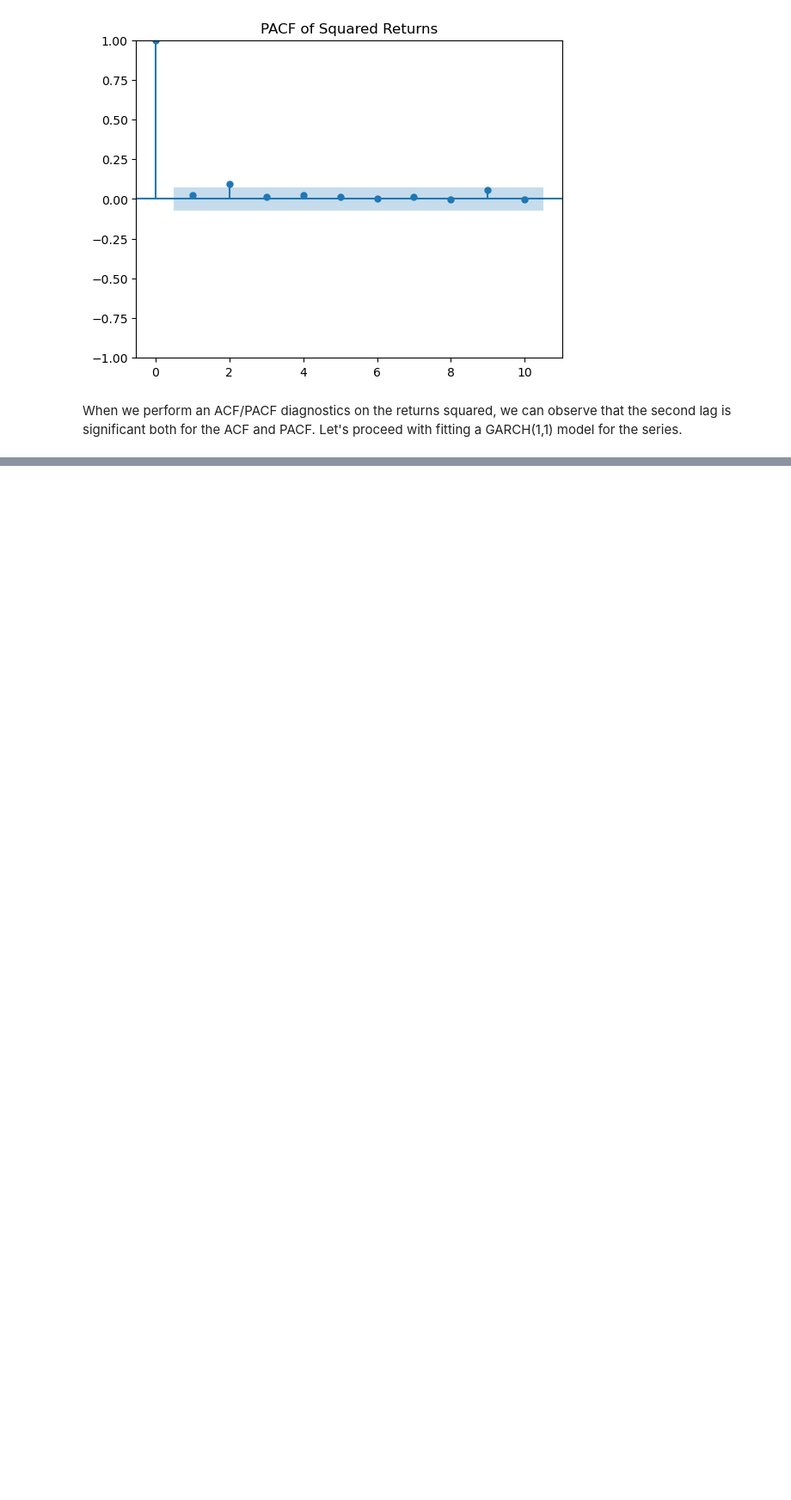
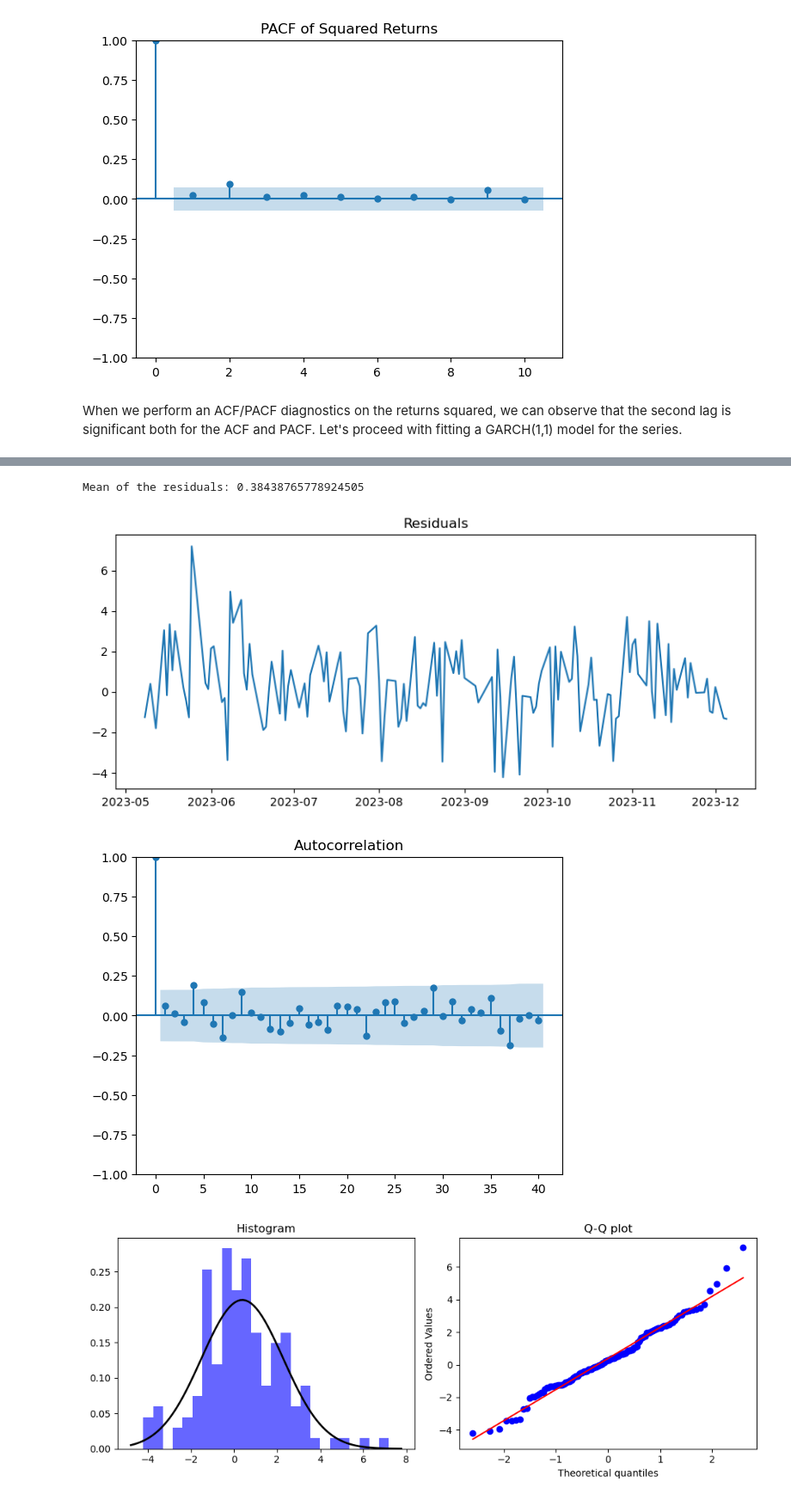
Before and after one commit to sahNarek/tsf_practice, a Jupyter notebook: adobe_stocks.ipynb, the cells around one changed output, grey strips where cells are left out. Shown at 86% size. Saved outputs shown, nothing was run; the diff lists cells and outputs as text; code cells hidden in the pictures; blank space fills up the shorter version.

```diff
--- a/adobe_stocks.ipynb
+++ b/adobe_stocks.ipynb
@@ -361,0 +407,10 @@ plt.show();
+# %%
+combined_residuals = pd.concat(rolling_residuals)
+mean_residuals = combined_residuals.groupby(combined_residuals.index).mean()
+# %%
+residuals_diagnostic(mean_residuals)
+# %% [output]
+Mean of the residuals: 0.38438765778924505
+[figure, added]
+[figure, added]
+[figure, added]
```
Also changed, not shown: parts of 31 cells of this notebook, 1 other file.
